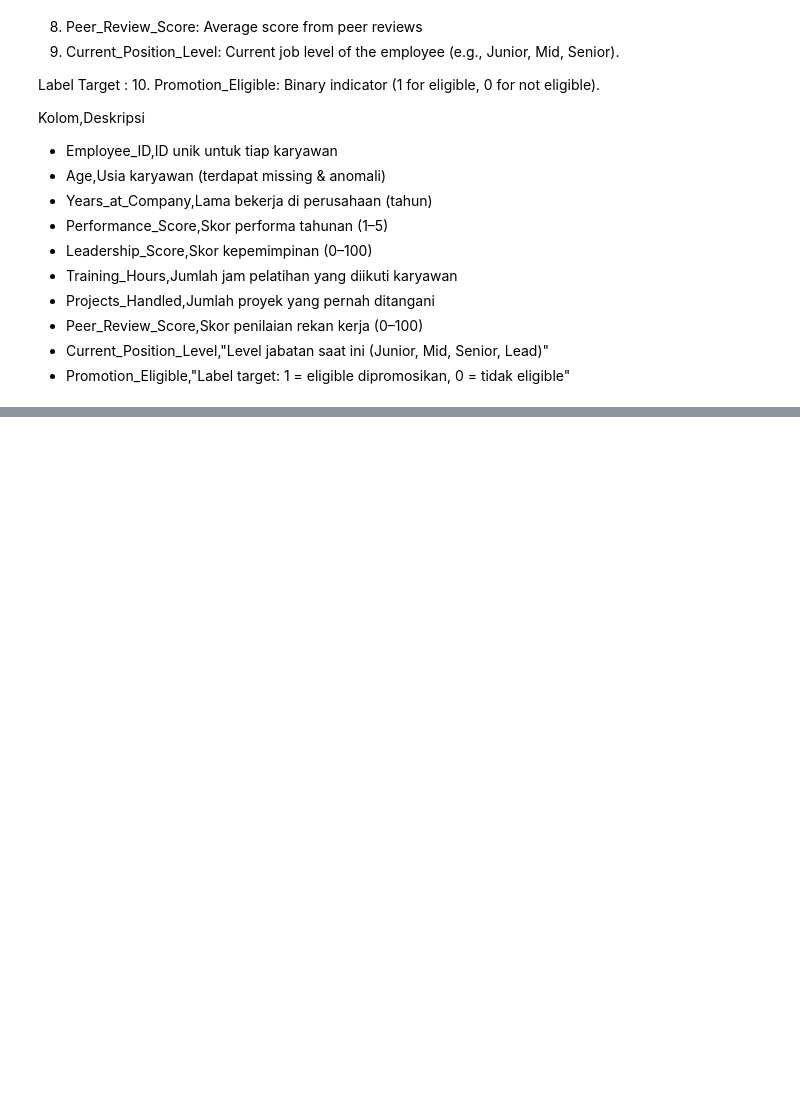
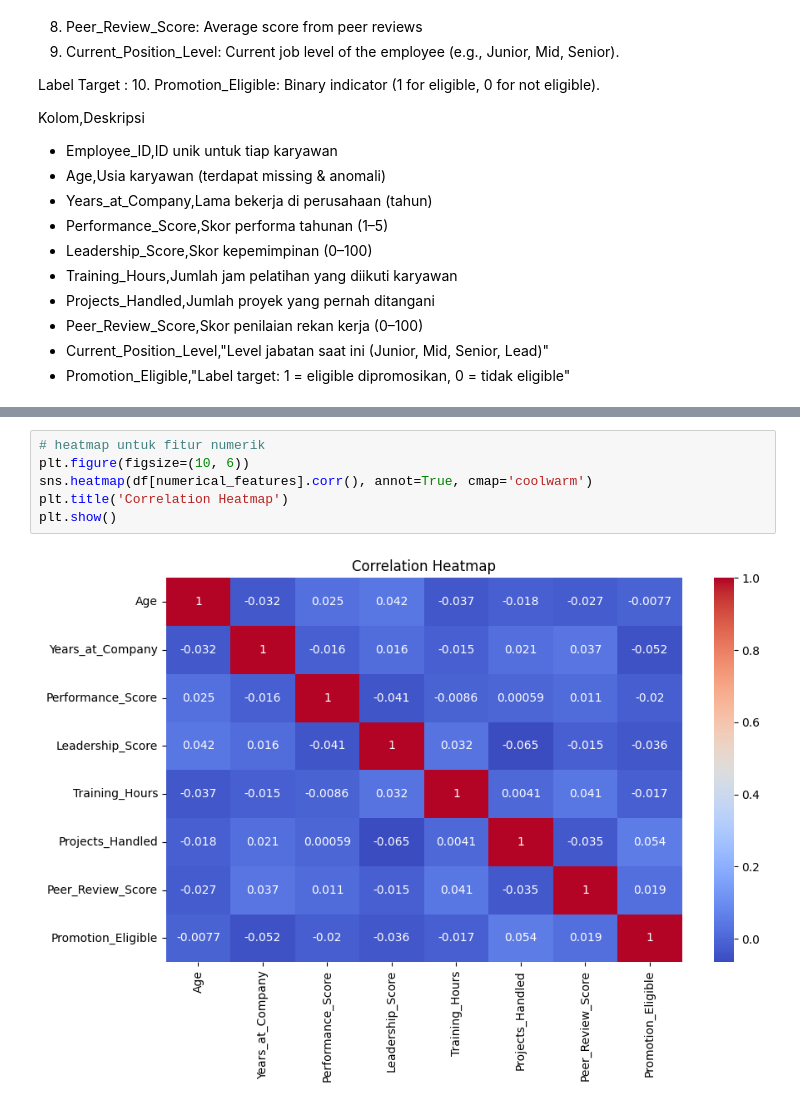
Before and after one commit to 4Kings-Rakamin/Stage0_Business_Understanding, a Jupyter notebook: EDA_Dataset_10/Part1_D10.ipynb, the cells around one changed output, grey strips where cells are left out. Saved outputs shown, nothing was run; the diff lists cells and outputs as text; blank space fills up the shorter version.

```diff
--- a/EDA_Dataset_10/Part1_D10.ipynb
+++ b/EDA_Dataset_10/Part1_D10.ipynb
@@ -72,0 +134,8 @@ Kolom,Deskripsi
+# %%
+# heatmap untuk fitur numerik
+plt.figure(figsize=(10, 6))
+sns.heatmap(df[numerical_features].corr(), annot=True, cmap='coolwarm')
+plt.title('Correlation Heatmap')
+plt.show()
+# %% [output]
+[figure, added]
```
Also changed, not shown: parts of 9 cells of this notebook, 1 other file.
